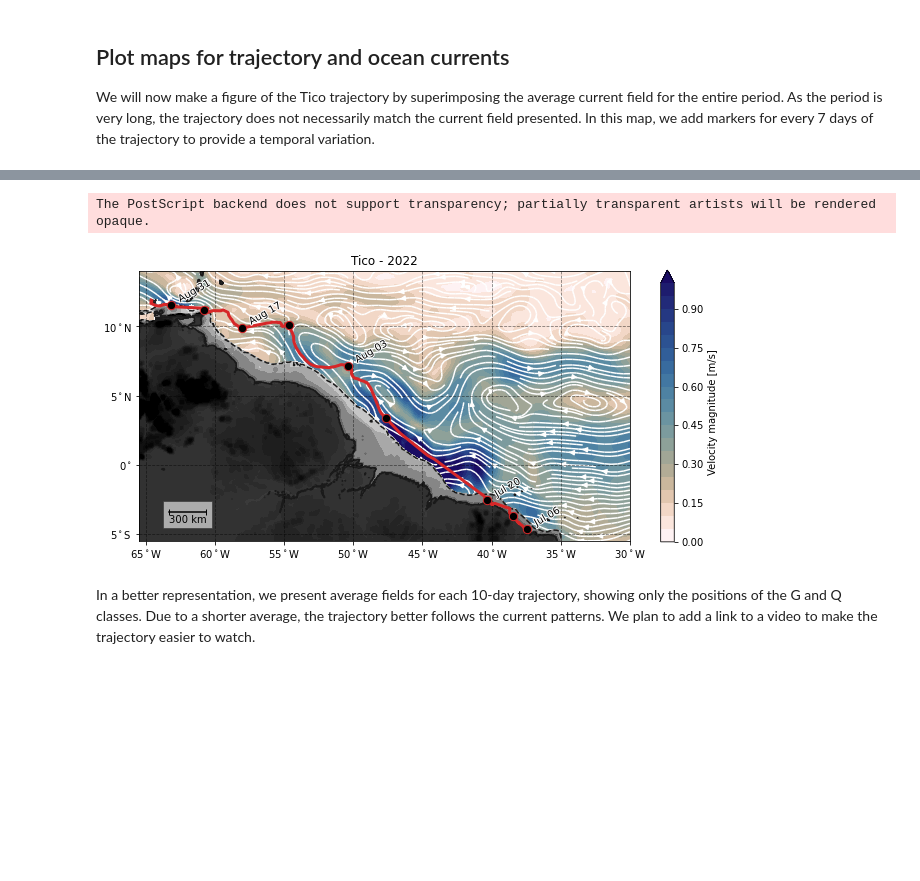
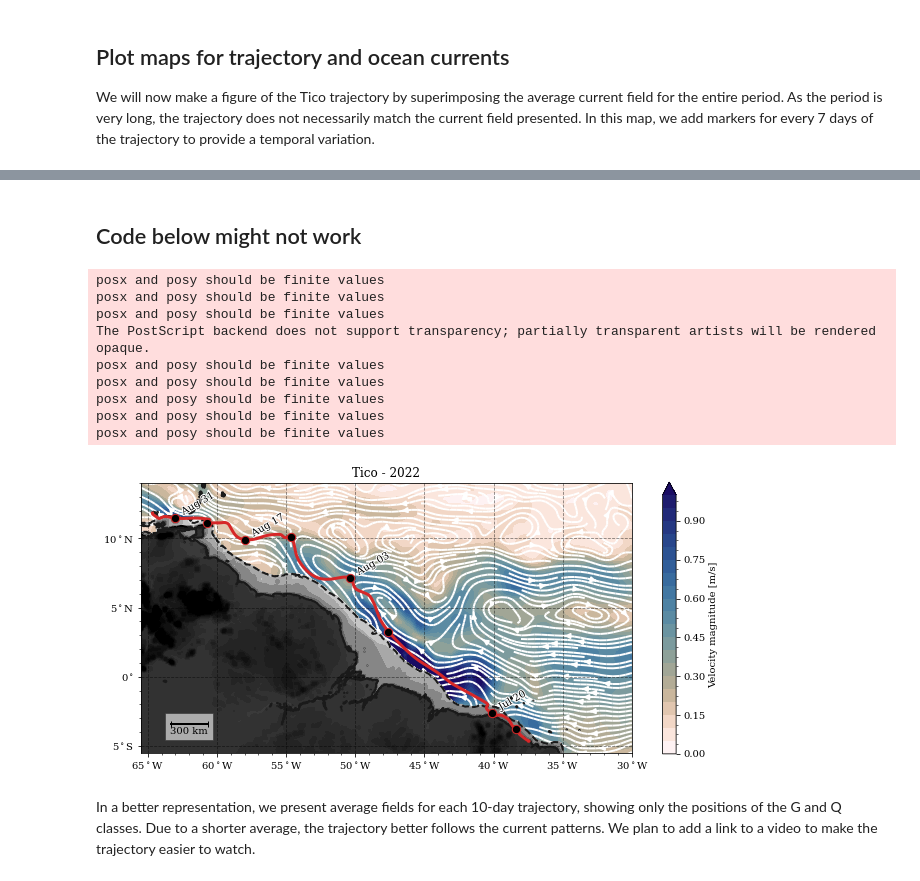
Before and after one commit to iuryt/tico_peixeboi, a Jupyter notebook: src/analysis.ipynb, the cells around one changed output, grey strips where cells are left out. Saved outputs shown, nothing was run; the diff lists cells and outputs as text; code cells hidden in the pictures; blank space fills up the shorter version.

```diff
--- a/src/analysis.ipynb
+++ b/src/analysis.ipynb
@@ -72,0 +112,18 @@ ds.spd.plot()
+# %%
+fmt = "%b %d"
+fig,ax = plt.subplots(2,1)
+
+(smooth(dsi.x)*1e-3).plot(ax=ax[0],zorder=1e3)
+(dsi.x*1e-3).plot(ax=ax[0],lw=3)
+
+(smooth(dsi.y)*1e-3).plot(ax=ax[1],zorder=1e3)
+(dsi.y*1e-3).plot(ax=ax[1],lw=3)
+
+
+for a in ax:
+    a.xaxis.set_major_locator(DayLocator(interval=7))
+    a.xaxis.set_major_formatter(DateFormatter(fmt))
+    a.set(yticks=np.arange(-3000,3000,1000))
+
+ax[0].set(ylabel="Zonal displacement [km]",xlabel="",xticklabels=[],ylim=[-3000,100])
+ax[1].set(ylabel="Meridional displacement [km]",xlabel="2022",ylim=[-50,2000])
@@ -72,0 +135,4 @@ ds.spd.plot()
+# %%
+dsi = dsi.assign({k:smooth(dsi[k]) for k in list(dsi)})
+dsi = dsi.assign(u = dsi.x.differentiate("time", datetime_unit="s"), v = dsi.y.differentiate("time", datetime_unit="s"))
+dsi = dsi.assign(spd = np.sqrt(dsi.u**2 + dsi.v**2))
@@ -78,7 +158,7 @@ Now we load the GEBCO bathymetry data and OSCAR surface currents. The OSCAR data
 # load bathymetry
 bat = xr.open_dataset("../data/gebco_2022_n21.4673_s-7.4048_w-68.6426_e-32.7393.nc").elevation
 bat = bat.sel(lat=slice(-7.5,15,10), lon=slice(-66,-30,10))
-ds = ds.assign(local_depth = bat.interp(lat = ds.Latitude, lon = ds.Longitude).drop(["lat","lon"]))
+ds = ds.assign(local_depth = bat.interp(lat = ds.latitude, lon = ds.longitude).drop(["lat","lon"]))
 
 oscar = xr.open_mfdataset("../data/OSCAR_L4_OC_NRT_V2.0/*.nc")
 oscar = oscar.assign_coords(time=[parse(time.strftime()) for time in oscar.time.values])
@@ -88,3 +168,4 @@ oscar = oscar.assign_coords(longitude=oscar.longitude, latitude=oscar.latitude)
 oscar = oscar[["u","v"]].sel(latitude=slice(-7.4,15), longitude=slice(-66,-30))
 oscar = oscar.transpose("latitude","longitude","time")
 oscar = oscar.assign(spd=np.sqrt(oscar.u**2 + oscar.v**2))
+oscar = oscar.load()
@@ -90,0 +174,4 @@ oscar = oscar.assign(spd=np.sqrt(oscar.u**2 + oscar.v**2))
+# %%
+# load SMAP Sea Surface Salinity data
+sss = xr.open_mfdataset("../data/SMAP/*")["smap_sss"].sortby("latitude")
+sss = sss.sel(latitude=slice(-7.4,15), longitude=slice(-66,-30)).load().interpolate_na("time")
@@ -95,3 +328,5 @@ We will now make a figure of the Tico trajectory by superimposing the average cu
+# %% [markdown]
+## Code below might not work
 # %%
 fig, ax = plt.subplots(figsize=(11,5))
 
@@ -101,14 +336,14 @@ oscar.mean("time").plot.streamplot("longitude", "latitude", "u", "v", color=(1,1
 fig.colorbar(C, label="Velocity magnitude [m/s]")
 
 
-ax.plot(ds.Longitude, ds.Latitude, color="tab:red", linewidth=3, zorder=2)
+ax.plot(dsi.longitude, dsi.latitude, color="tab:red", linewidth=3, zorder=2)
 
-dsw = ds.interp(time=pd.date_range(start=ds.time.min().values, end=ds.time.max().values, freq="7d"))
-dsw.plot.scatter("Longitude", "Latitude", zorder=2, edgecolor="tab:red", color="k", s=70)
+dsw = dsi.interp(time=pd.date_range(start=ds.time.min().values, end=ds.time.max().values, freq="7d"))
+dsw.plot.scatter("longitude", "latitude", zorder=2, edgecolor="tab:red", color="k", s=70)
 
 for i in np.arange(0,dsw.time.size,2):
-    loni = dsw.isel(time=i).Longitude.values
-    lati = dsw.isel(time=i).Latitude.values
+    loni = dsw.isel(time=i).longitude.values
+    lati = dsw.isel(time=i).latitude.values
     ti = pd.to_datetime(str(dsw.isel(time=i).time.values))
     text = ax.text(loni,lati,ti.strftime('  %b %d'), rotation=30)
     text.set_path_effects([path_effects.Stroke(linewidth=2, foreground='white'),
@@ -130,34 +365,42 @@ ax.text(lni,lti-0.2,f"{ref} km",ha="center",va="top")
 height = 2
 rectangle = plt.Rectangle((lni-1.3*ref/2/111.3,lti-0.6*height), 1.3*ref/111.3, height, fc='w',ec="0.2", alpha=0.6)
 plt.gca().add_patch(rectangle)
 
 
 lablat = lambda lat: f'{lat}$^\\circ$' if lat==0 else f'{lat}$^\\circ$N' if lat>0 else f'{-lat}$^\\circ$S'
 lablon = lambda lat: f'{lat}$^\\circ$' if lat==0 else f'{lat}$^\\circ$E' if lat>0 else f'{-lat}$^\\circ$W'
 
 xticks = np.arange(-180,180,5)
 yticks = np.arange(-90,90,5)
 
 ax.axis("scaled")
 ax.grid(True, linestyle="--",zorder=3, alpha=0.5, color="0.0")
 _ = ax.set(
     ylabel='',
     xlabel='',
     xticks=xticks,
     yticks=yticks,
     xticklabels=list(map(lablon,xticks)),
     yticklabels=list(map(lablat,yticks)),
     xlim=[-65.5,-30],
     ylim=[-5.5,14],
     title=f"Tico - {ds.time.dt.year.values[0]}"
 )
 
 fig.savefig("../img/map_trajectory.pdf", dpi=300, facecolor="w", bbox_inches="tight")
 fig.savefig("../img/map_trajectory.eps", dpi=300, facecolor="w", bbox_inches="tight")
 fig.savefig("../img/map_trajectory.png", dpi=300, facecolor="w", bbox_inches="tight")
 # %% [output]
+posx and posy should be finite values
+posx and posy should be finite values
+posx and posy should be finite values
 The PostScript backend does not support transparency; partially transparent artists will be rendered opaque.
+posx and posy should be finite values
+posx and posy should be finite values
+posx and posy should be finite values
+posx and posy should be finite values
+posx and posy should be finite values
-[figure, old version]
+[figure, new version]
 # %% [markdown]
 In a better representation, we present average fields for each 10-day trajectory, showing only the positions of the G and Q classes. Due to a shorter average, the trajectory better follows the current patterns. We plan to add a link to a video to make the trajectory easier to watch.
 # %%
```
Also changed, not shown: parts of 33 cells of this notebook, 2 other files.
